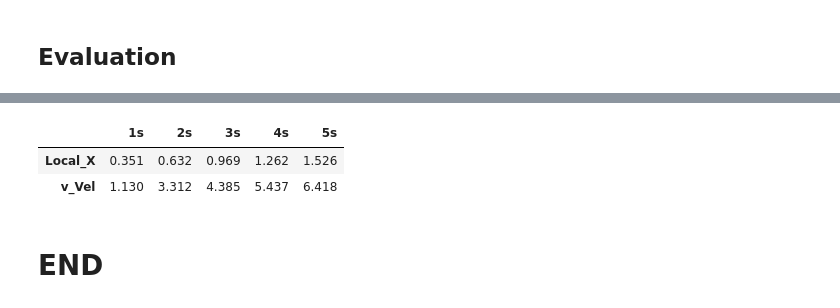
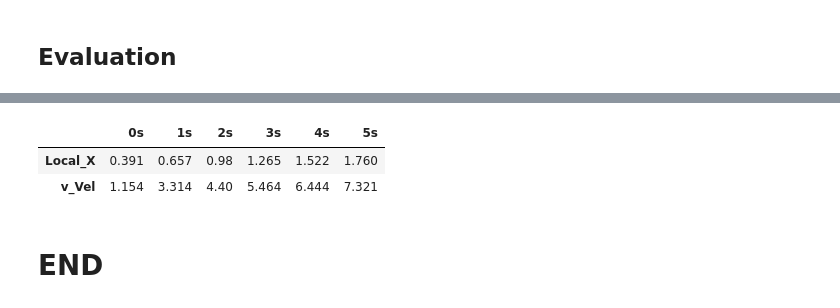
Before and after one commit to duonghung86/Vehicle-trajectory-tracking, a Jupyter notebook: TF_1_2_NP_all_sets.ipynb, the cells around one changed output, grey strips where cells are left out. Cells and saved outputs as stored; diff of their text form; code cells hidden in the pictures.

```diff
--- a/TF_1_2_NP_all_sets.ipynb
+++ b/TF_1_2_NP_all_sets.ipynb
@@ -60,10 +60,10 @@ filenames
 # %%
 # Set constant values
 HISTORY_LENGTH = 3
-FUTURE_LENGTH = 5
+FUTURE_LENGTH = 6
 n_steps = int(HISTORY_LENGTH/0.2)
 n_future = int(FUTURE_LENGTH/0.2)
-n_features = len(df)
+#n_features = len(df)
 target_names = ['Local_X','v_Vel']
 # %%
 def single_series2seq(series,past=4,future=1,past_step=1, future_step=1):
@@ -208,8 +209,8 @@ X_train.shape,X_test.shape
 # define model
 model = Sequential()
 model.add(LSTM(50, activation='tanh', input_shape=(X_train.shape[1],1)))
-model.add(Dense(10))
-model.compile(optimizer='adam', loss='mse', metrics=['mse'])
+model.add(Dense(y_test.shape[1]))
+model.compile(optimizer='adam', loss='mse')
 
 # For saving the best model during the whole training process.
 #checkpointer = callbacks.ModelCheckpoint(filepath='BestModel.h5', monitor='val_loss', save_best_only=True)
@@ -266,5 +255,6 @@ y_test.shape
 # %%
-colnames = [str(i)+'s' for i in range(1,6)]
+y_hat = model.predict(X_test, verbose=1)
+colnames = [str(i)+'s' for i in range(6)]
 rmse = np.sqrt(np.square(np.subtract(y_test,y_hat)).mean(0)).reshape(2,-1)
 rmse = pd.DataFrame(rmse,columns = colnames, index = target_names )
 rmse.round(3)
@@ -272,5 +263,5 @@ rmse.round(3)
-|  | 1s | 2s | 3s | 4s | 5s |
-| Local_X | 0.351 | 0.632 | 0.969 | 1.262 | 1.526 |
-| v_Vel | 1.130 | 3.312 | 4.385 | 5.437 | 6.418 |
+|  | 0s | 1s | 2s | 3s | 4s | 5s |
+| Local_X | 0.391 | 0.657 | 0.98 | 1.265 | 1.522 | 1.760 |
+| v_Vel | 1.154 | 3.314 | 4.40 | 5.464 | 6.444 | 7.321 |
 # %% [markdown]
 # END
```
Also changed, not shown: parts of 11 cells of this notebook.
